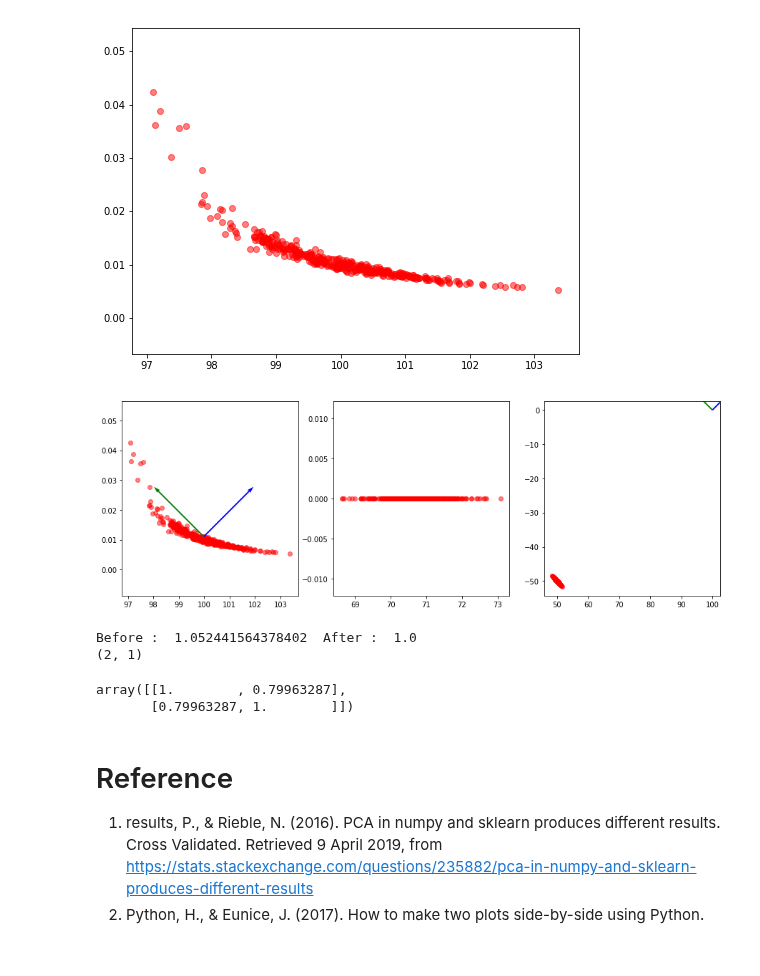
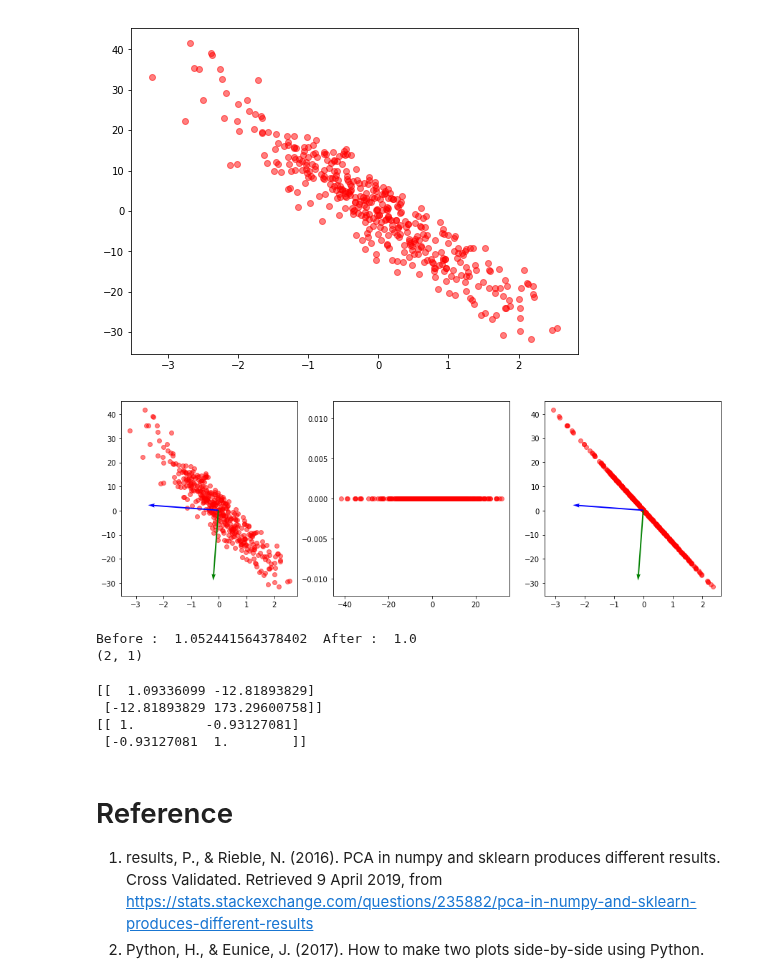
Before and after one commit to JaeDukSeo/Daily-Neural-Network-Practice-3, a Jupyter notebook: sandbox full of trash/Linear Algebra/start and explore.ipynb, the cells around one changed output. Drawn from its saved outputs; the diff is of its cells as text; code cells hidden in the pictures.

```diff
--- a/sandbox full of trash/Linear Algebra/start and explore.ipynb
+++ b/sandbox full of trash/Linear Algebra/start and explore.ipynb
@@ -6,22 +6,23 @@ from sklearn.datasets import make_moons,make_classification,make_regression
 # %%
 # See the data
 # X, y = make_moons(n_samples=300, noise=0.0)
-X,y = make_regression(n_samples=400, n_features=1,noise=5); X = np.concatenate((X,y[:,None]),1) + 100
-X[:,1] = 1/X[:,1]
+X,y = make_regression(n_samples=400, n_features=1,noise=5); X = np.concatenate((X,y[:,None]),1)
+X[:,0] = -X[:,0]
 # X = X - X.mean(0)
 plt.figure(figsize=(8,6))
 # plt.scatter(X[y==0, 0], X[y==0, 1], color='red', alpha=0.5)
 # plt.scatter(X[y==1, 0], X[y==1, 1], color='blue', alpha=0.5)
 plt.scatter(X[:, 0], X[:,1], color='red', alpha=0.5)
 plt.show()
 # %% [output]
-[figure, old version]
+[figure, new version]
 # %%
 # traditional PCA
 
 # 1. projection
 cov = X.T @ X / X.shape[1]
-evalue,evector = np.linalg.eig(np.corrcoef(X.T))
+# evalue,evector = np.linalg.eig(np.corrcoef(X.T))
+evalue,evector = np.linalg.eig(cov)
 idx = np.argsort(evalue)[::-1]
 evecs = evector[:,idx]
 projected = X @ evecs[:,0]
@@ -44,7 +45,7 @@ plt.quiver(X.mean(0)[0], X.mean(0)[1], evector[1,0],evector[1,1], color=['g'], s
 
 plt.show()
 # %% [output]
-[figure, old version]
+[figure, new version]
 # %%
 # simple method
 w = np.random.randn(2,1)
@@ -55,11 +56,13 @@ print(' After : ',np.sqrt(np.sum(w**2)))
 Before :  1.052441564378402  After :  1.0
 (2, 1)
 # %%
-np.cov(X,rowvar=False)
-np.corrcoef(X.T)
+print(np.cov(X,rowvar=False))
+print(np.corrcoef(X.T))
 # %% [output]
-array([[1.        , 0.79963287],
-       [0.79963287, 1.        ]])
+[[  1.09336099 -12.81893829]
+ [-12.81893829 173.29600758]]
+[[ 1.         -0.93127081]
+ [-0.93127081  1.        ]]
 # %% [markdown]
 # Reference
 1. results, P., & Rieble, N. (2016). PCA in numpy and sklearn produces different results. Cross Validated. Retrieved 9 April 2019, from https://stats.stackexchange.com/questions/235882/pca-in-numpy-and-sklearn-produces-different-results
```
